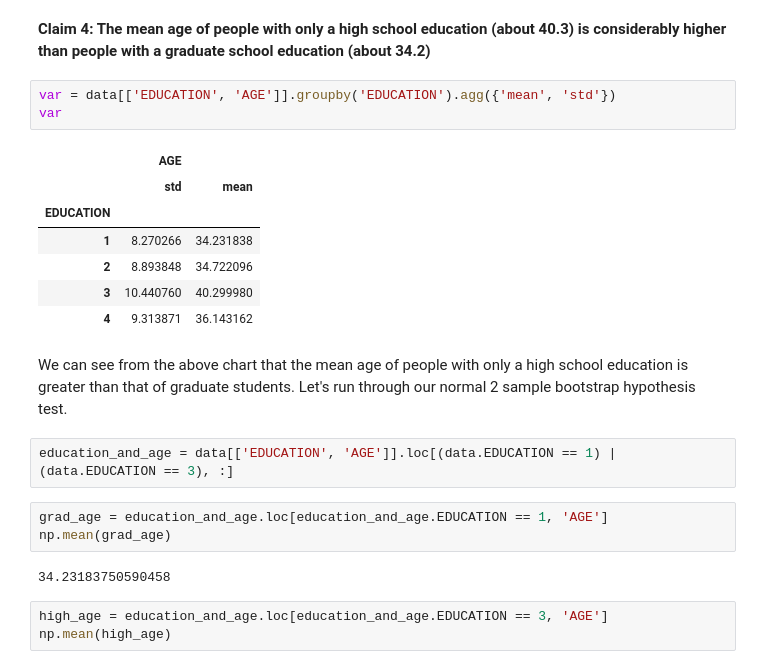
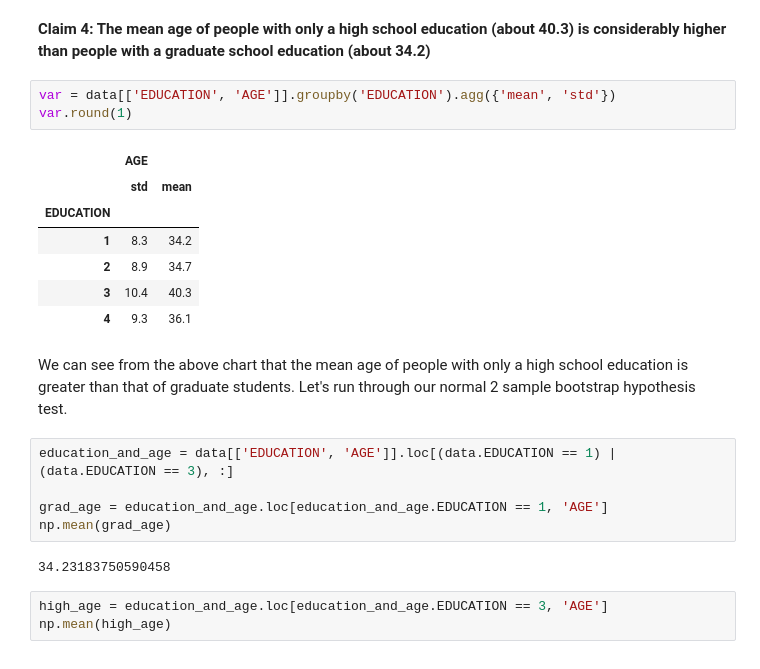
Before and after one commit to gblinick/Predicting-Credit-Card-Default-in-sci-kit-learn, a Jupyter notebook: Inferential Statistics/Inferential Statistics.ipynb, the cells around one changed output. Cells and saved outputs as stored; diff of their text form.

```diff
--- a/Inferential Statistics/Inferential Statistics.ipynb
+++ b/Inferential Statistics/Inferential Statistics.ipynb
@@ -451,24 +459,24 @@ So it is certainly the case that people with graduate degrees have a different (
 **Claim 4: The mean age of people with only a high school education (about 40.3) is considerably higher than people with a graduate school education (about 34.2)**
 # %%
 var = data[['EDUCATION', 'AGE']].groupby('EDUCATION').agg({'mean', 'std'})
-var
+var.round(1)
 # %% [output]
 |  | AGE |  |
 |  | std | mean |
 | EDUCATION |  |  |
-| 1 | 8.270266 | 34.231838 |
-| 2 | 8.893848 | 34.722096 |
-| 3 | 10.440760 | 40.299980 |
-| 4 | 9.313871 | 36.143162 |
+| 1 | 8.3 | 34.2 |
+| 2 | 8.9 | 34.7 |
+| 3 | 10.4 | 40.3 |
+| 4 | 9.3 | 36.1 |
 # %% [markdown]
 We can see from the above chart that the mean age of people with only a high school education is greater than that of graduate students. Let's run through our normal 2 sample bootstrap hypothesis test.
 # %%
 education_and_age = data[['EDUCATION', 'AGE']].loc[(data.EDUCATION == 1) | (data.EDUCATION == 3), :]
+
+grad_age = education_and_age.loc[education_and_age.EDUCATION == 1, 'AGE']
+np.mean(grad_age)
+# %% [output]
+34.23183750590458
-# %%
-grad_age = education_and_age.loc[education_and_age.EDUCATION == 1, 'AGE']
-np.mean(grad_age)
-# %% [output]
-34.23183750590458
 # %%
 high_age = education_and_age.loc[education_and_age.EDUCATION == 3, 'AGE']
 np.mean(high_age)
```
Also changed, not shown: parts of 13 cells of this notebook.
